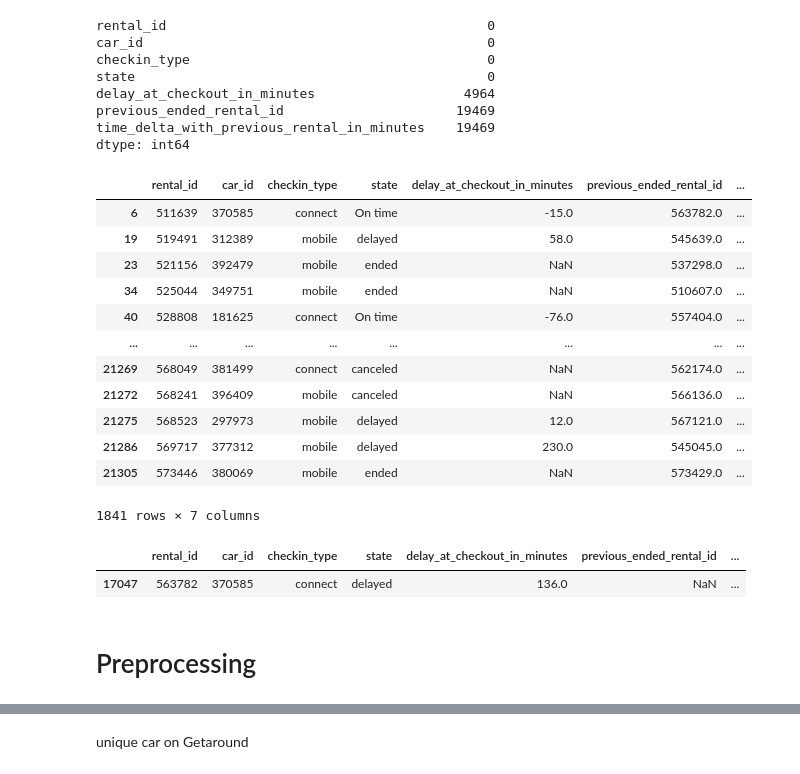
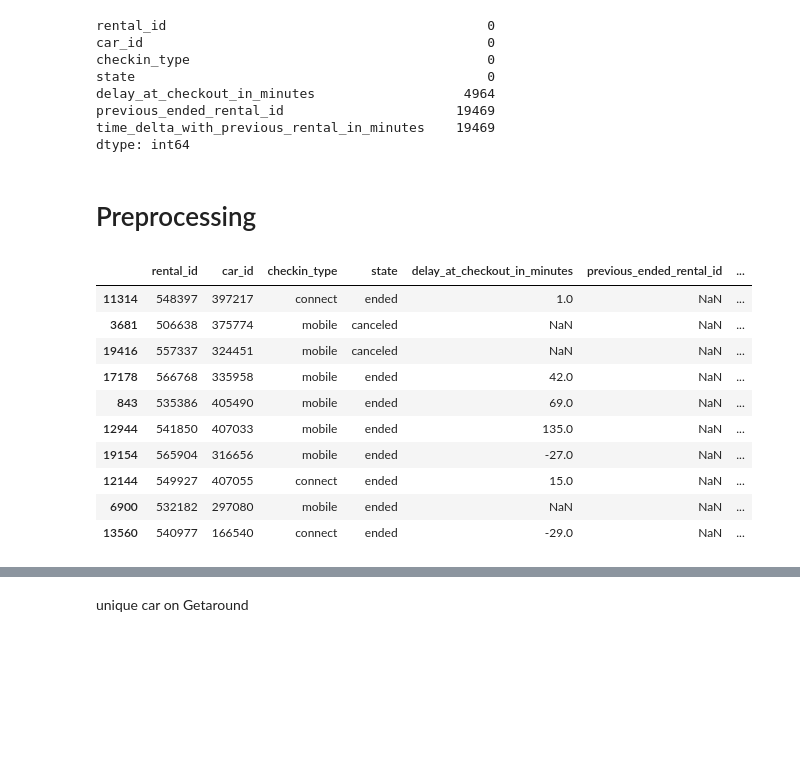
Before and after one commit to GrGLeo/projet_deployment, a Jupyter notebook: notebook/exploration.ipynb, the cells around one changed output, grey strips where cells are left out. Cells and saved outputs as stored; diff of their text form; code cells hidden in the pictures; blank space fills up the shorter version.

```diff
--- a/notebook/exploration.ipynb
+++ b/notebook/exploration.ipynb
@@ -56,26 +38,5 @@ delay_at_checkout_in_minutes                   4964
 previous_ended_rental_id                      19469
 time_delta_with_previous_rental_in_minutes    19469
 dtype: int64
-# %%
-df_delay[~df_delay['previous_ended_rental_id'].isna()]
-# %% [output]
-|  | rental_id | car_id | checkin_type | state | delay_at_checkout_in_minutes | previous_ended_rental_id | ... |
-| 6 | 511639 | 370585 | connect | On time | -15.0 | 563782.0 | ... |
-| 19 | 519491 | 312389 | mobile | delayed | 58.0 | 545639.0 | ... |
-| 23 | 521156 | 392479 | mobile | ended | NaN | 537298.0 | ... |
-| 34 | 525044 | 349751 | mobile | ended | NaN | 510607.0 | ... |
-| 40 | 528808 | 181625 | connect | On time | -76.0 | 557404.0 | ... |
-| ... | ... | ... | ... | ... | ... | ... | ... |
-| 21269 | 568049 | 381499 | connect | canceled | NaN | 562174.0 | ... |
-| 21272 | 568241 | 396409 | mobile | canceled | NaN | 566136.0 | ... |
-| 21275 | 568523 | 297973 | mobile | delayed | 12.0 | 567121.0 | ... |
-| 21286 | 569717 | 377312 | mobile | delayed | 230.0 | 545045.0 | ... |
-| 21305 | 573446 | 380069 | mobile | ended | NaN | 573429.0 | ... |
-1841 rows × 7 columns
-# %%
-df_delay[df_delay['rental_id'] == 563782]
-# %% [output]
-|  | rental_id | car_id | checkin_type | state | delay_at_checkout_in_minutes | previous_ended_rental_id | ... |
-| 17047 | 563782 | 370585 | connect | delayed | 136.0 | NaN | ... |
 # %% [markdown]
 # Preprocessing
@@ -82,2 +52,16 @@ df_delay[df_delay['rental_id'] == 563782]
+# %%
+df_delay.sample(10)
+# %% [output]
+|  | rental_id | car_id | checkin_type | state | delay_at_checkout_in_minutes | previous_ended_rental_id | ... |
+| 11314 | 548397 | 397217 | connect | ended | 1.0 | NaN | ... |
+| 3681 | 506638 | 375774 | mobile | canceled | NaN | NaN | ... |
+| 19416 | 557337 | 324451 | mobile | canceled | NaN | NaN | ... |
+| 17178 | 566768 | 335958 | mobile | ended | 42.0 | NaN | ... |
+| 843 | 535386 | 405490 | mobile | ended | 69.0 | NaN | ... |
+| 12944 | 541850 | 407033 | mobile | ended | 135.0 | NaN | ... |
+| 19154 | 565904 | 316656 | mobile | ended | -27.0 | NaN | ... |
+| 12144 | 549927 | 407055 | connect | ended | 15.0 | NaN | ... |
+| 6900 | 532182 | 297080 | mobile | ended | NaN | NaN | ... |
+| 13560 | 540977 | 166540 | connect | ended | -29.0 | NaN | ... |
 # %%
 def change_state(state, delay):
```
Also changed, not shown: parts of 17 cells of this notebook, 2 other files.
